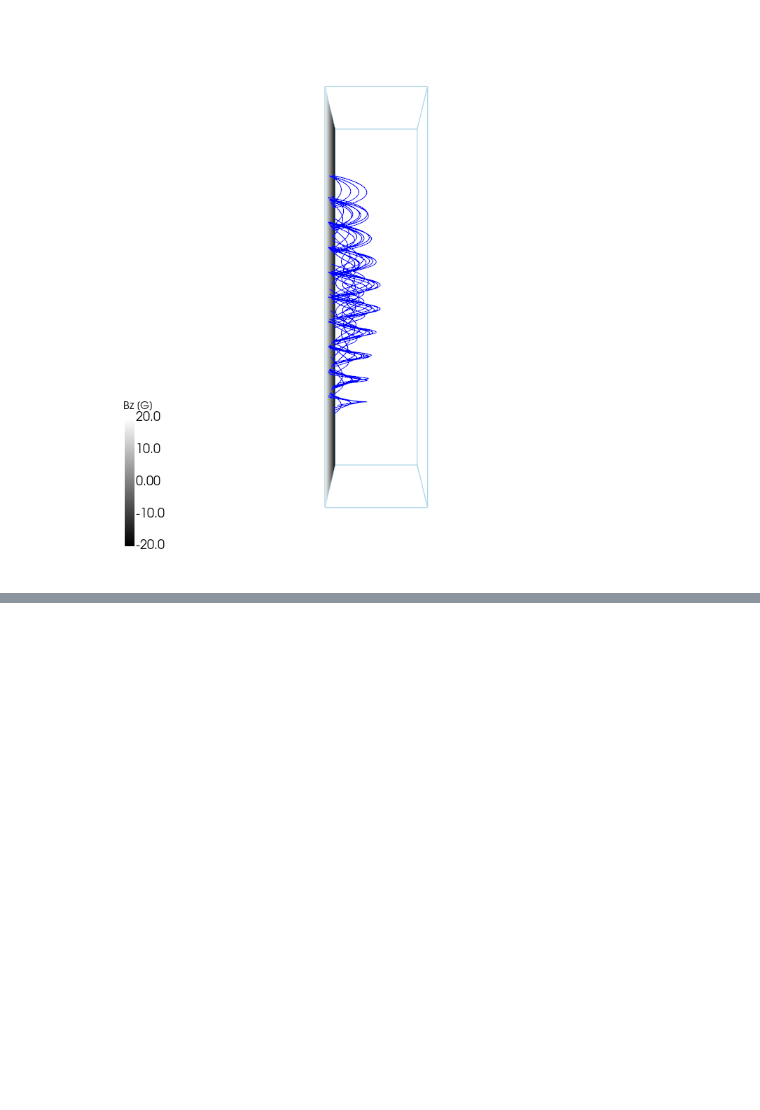
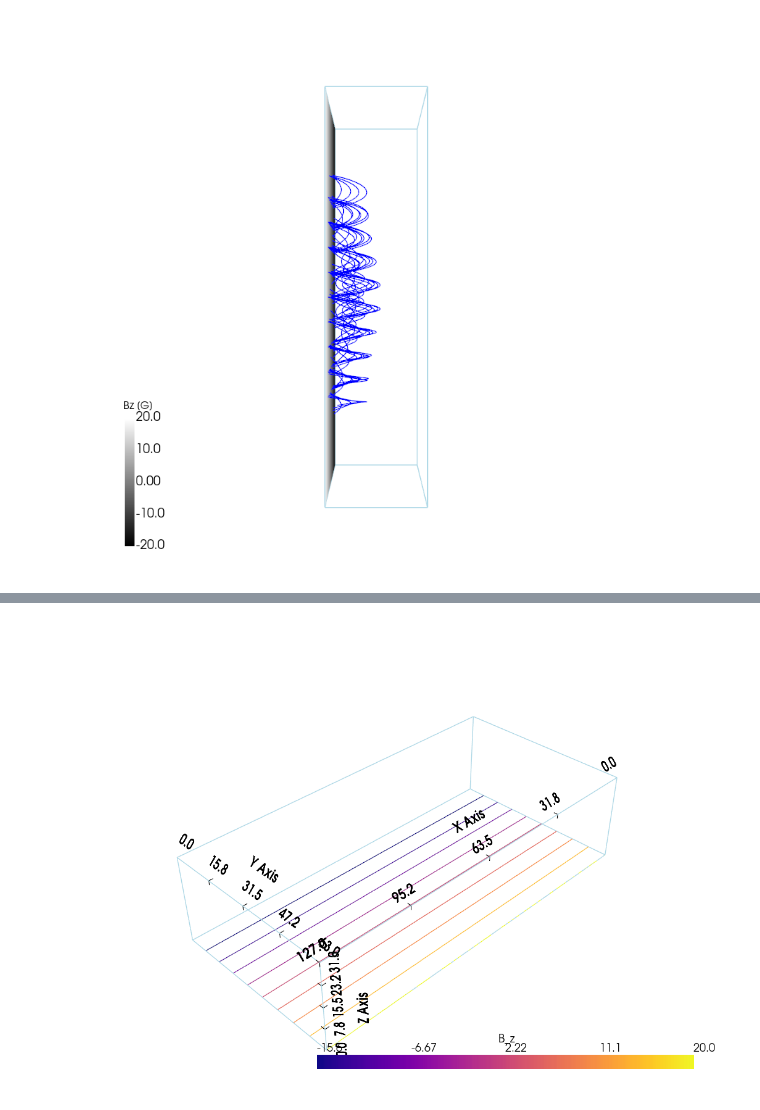
Before and after one commit to mgjeon/magnetic_field_line, a Jupyter notebook: example/example.ipynb, the cells around one changed output, grey strips where cells are left out. Cells and saved outputs as stored; diff of their text form; code cells hidden in the pictures; blank space fills up the shorter version.

```diff
--- a/example/example.ipynb
+++ b/example/example.ipynb
@@ -125,0 +134,4 @@ p.show()
+# %%
+b_plot.pv_Bz_2D()
+# %% [output]
+[figure, added]
```
Also changed, not shown: parts of 7 cells of this notebook.
